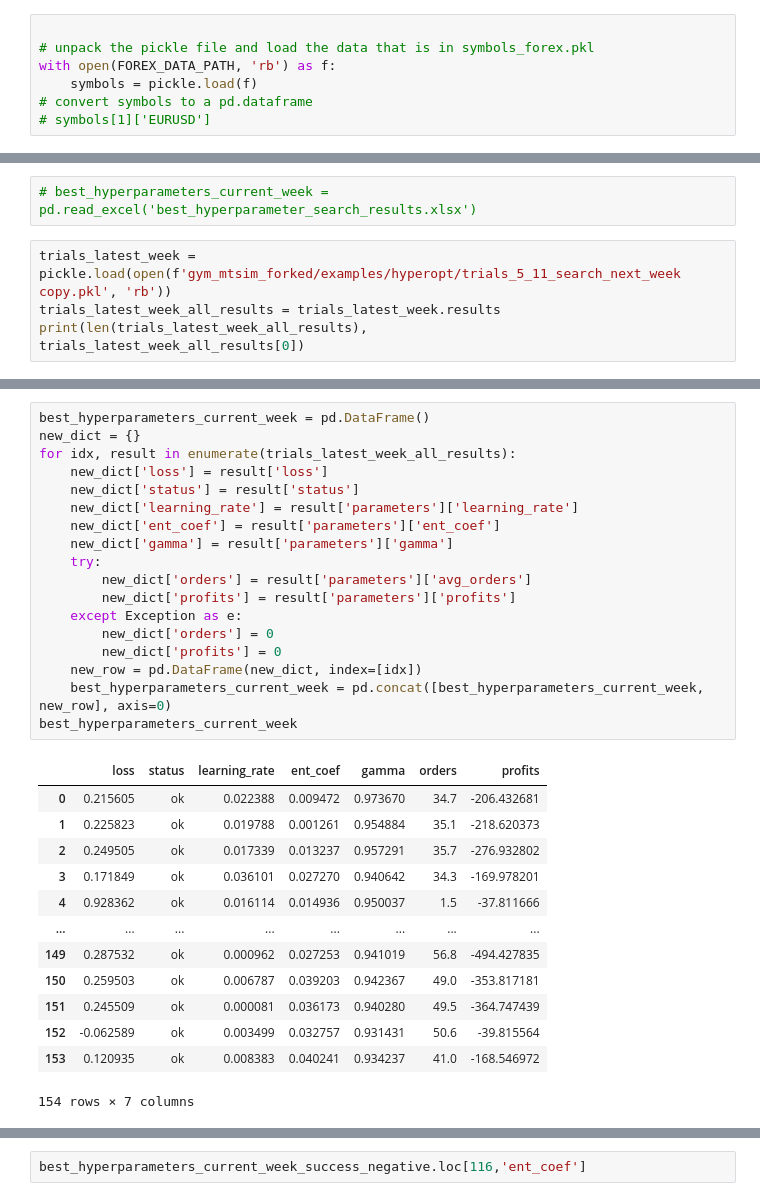
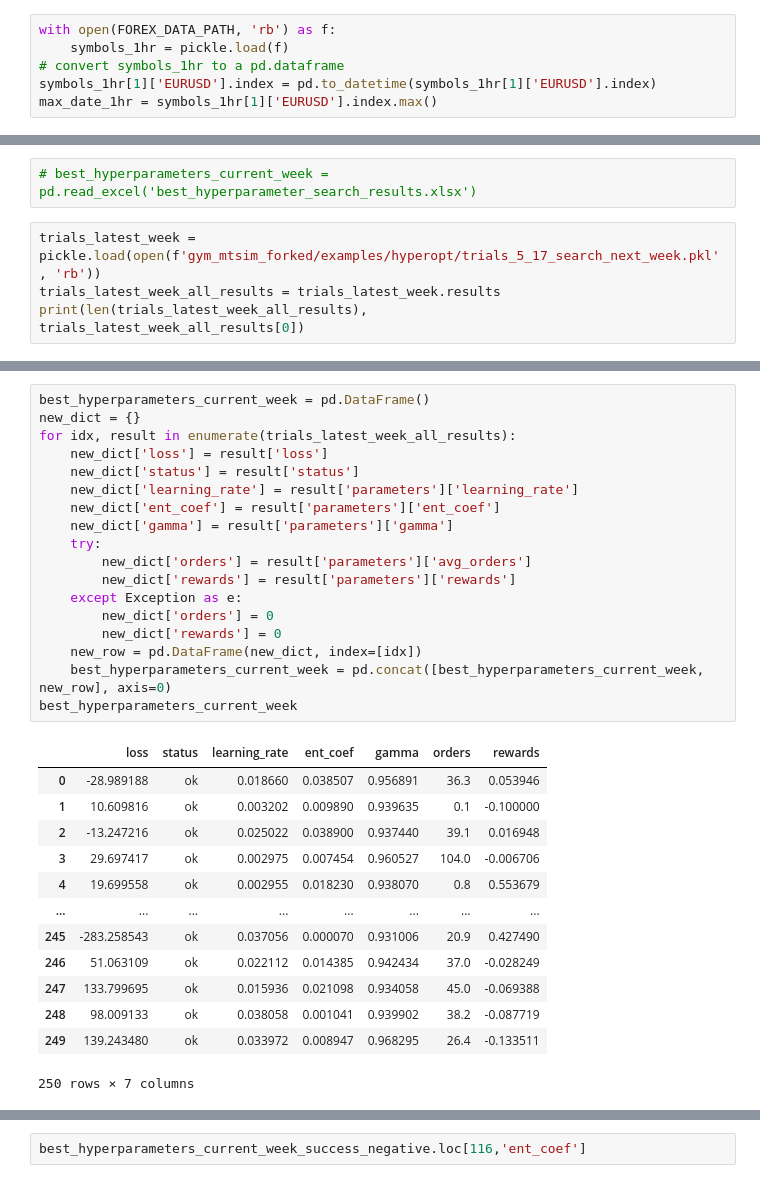
Before and after one commit to lilfetz22/Trading, a Jupyter notebook: saving_tested_model.ipynb, the cells around one changed output, grey strips where cells are left out. Saved outputs shown, nothing was run; the diff lists cells and outputs as text.

Commit message:
latest model saved

```diff
--- a/saving_tested_model.ipynb
+++ b/saving_tested_model.ipynb
@@ -26,9 +26,8 @@ import fx_rl
 # %% [markdown]
 # Parameters
 # %%
-
-# unpack the pickle file and load the data that is in symbols_forex.pkl
 with open(FOREX_DATA_PATH, 'rb') as f:
-    symbols = pickle.load(f)
-# convert symbols to a pd.dataframe
-# symbols[1]['EURUSD']
+    symbols_1hr = pickle.load(f)
+# convert symbols_1hr to a pd.dataframe
+symbols_1hr[1]['EURUSD'].index = pd.to_datetime(symbols_1hr[1]['EURUSD'].index)
+max_date_1hr = symbols_1hr[1]['EURUSD'].index.max()
@@ -367,7 +335,7 @@ seed                     : 2024
 # %%
 # best_hyperparameters_current_week = pd.read_excel('best_hyperparameter_search_results.xlsx')
 # %%
-trials_latest_week = pickle.load(open(f'gym_mtsim_forked/examples/hyperopt/trials_5_11_search_next_week copy.pkl', 'rb'))
+trials_latest_week = pickle.load(open(f'gym_mtsim_forked/examples/hyperopt/trials_5_17_search_next_week.pkl', 'rb'))
 trials_latest_week_all_results = trials_latest_week.results
 print(len(trials_latest_week_all_results),
 trials_latest_week_all_results[0])
@@ -396,35 +364,35 @@ trials_latest_week.best_trial
 # %%
 best_hyperparameters_current_week = pd.DataFrame()
 new_dict = {}
 for idx, result in enumerate(trials_latest_week_all_results):
     new_dict['loss'] = result['loss']
     new_dict['status'] = result['status']
     new_dict['learning_rate'] = result['parameters']['learning_rate']
     new_dict['ent_coef'] = result['parameters']['ent_coef']
     new_dict['gamma'] = result['parameters']['gamma']
     try:
         new_dict['orders'] = result['parameters']['avg_orders']
-        new_dict['profits'] = result['parameters']['profits']
+        new_dict['rewards'] = result['parameters']['rewards']
     except Exception as e:
         new_dict['orders'] = 0
-        new_dict['profits'] = 0
+        new_dict['rewards'] = 0
     new_row = pd.DataFrame(new_dict, index=[idx])
     best_hyperparameters_current_week = pd.concat([best_hyperparameters_current_week, new_row], axis=0)
 best_hyperparameters_current_week
 # %% [output]
-|  | loss | status | learning_rate | ent_coef | gamma | orders | profits |
-| 0 | 0.215605 | ok | 0.022388 | 0.009472 | 0.973670 | 34.7 | -206.432681 |
-| 1 | 0.225823 | ok | 0.019788 | 0.001261 | 0.954884 | 35.1 | -218.620373 |
-| 2 | 0.249505 | ok | 0.017339 | 0.013237 | 0.957291 | 35.7 | -276.932802 |
-| 3 | 0.171849 | ok | 0.036101 | 0.027270 | 0.940642 | 34.3 | -169.978201 |
-| 4 | 0.928362 | ok | 0.016114 | 0.014936 | 0.950037 | 1.5 | -37.811666 |
+|  | loss | status | learning_rate | ent_coef | gamma | orders | rewards |
+| 0 | -28.989188 | ok | 0.018660 | 0.038507 | 0.956891 | 36.3 | 0.053946 |
+| 1 | 10.609816 | ok | 0.003202 | 0.009890 | 0.939635 | 0.1 | -0.100000 |
+| 2 | -13.247216 | ok | 0.025022 | 0.038900 | 0.937440 | 39.1 | 0.016948 |
+| 3 | 29.697417 | ok | 0.002975 | 0.007454 | 0.960527 | 104.0 | -0.006706 |
+| 4 | 19.699558 | ok | 0.002955 | 0.018230 | 0.938070 | 0.8 | 0.553679 |
 | ... | ... | ... | ... | ... | ... | ... | ... |
-| 149 | 0.287532 | ok | 0.000962 | 0.027253 | 0.941019 | 56.8 | -494.427835 |
-| 150 | 0.259503 | ok | 0.006787 | 0.039203 | 0.942367 | 49.0 | -353.817181 |
-| 151 | 0.245509 | ok | 0.000081 | 0.036173 | 0.940280 | 49.5 | -364.747439 |
-| 152 | -0.062589 | ok | 0.003499 | 0.032757 | 0.931431 | 50.6 | -39.815564 |
-| 153 | 0.120935 | ok | 0.008383 | 0.040241 | 0.934237 | 41.0 | -168.546972 |
+| 245 | -283.258543 | ok | 0.037056 | 0.000070 | 0.931006 | 20.9 | 0.427490 |
+| 246 | 51.063109 | ok | 0.022112 | 0.014385 | 0.942434 | 37.0 | -0.028249 |
+| 247 | 133.799695 | ok | 0.015936 | 0.021098 | 0.934058 | 45.0 | -0.069388 |
+| 248 | 98.009133 | ok | 0.038058 | 0.001041 | 0.939902 | 38.2 | -0.087719 |
+| 249 | 139.243480 | ok | 0.033972 | 0.008947 | 0.968295 | 26.4 | -0.133511 |
-154 rows × 7 columns
+250 rows × 7 columns
 # %%
 best_hyperparameters_current_week_success = best_hyperparameters_current_week[best_hyperparameters_current_week['status'] == 'ok']
 best_hyperparameters_current_week_success_negative = best_hyperparameters_current_week_success[best_hyperparameters_current_week_success['loss'] < 0]
```
Also changed, not shown: parts of 14 cells of this notebook.
